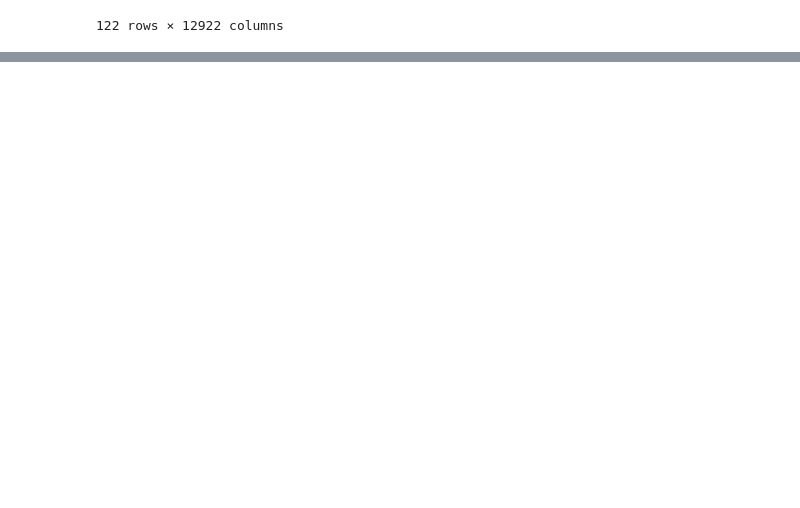
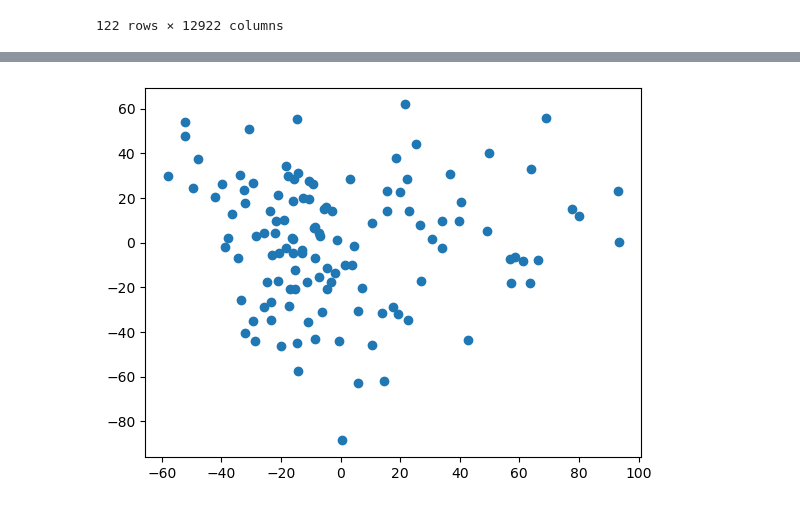
Before and after one commit to abbymuir47/bio362_finalproject, a Jupyter notebook: pca.ipynb, the cells around one changed output, grey strips where cells are left out. Drawn from its saved outputs; the diff is of its cells as text; code cells hidden in the pictures; blank space fills up the shorter version.

Commit message:
graphing pca

```diff
--- a/pca.ipynb
+++ b/pca.ipynb
@@ -64,0 +83,4 @@ Now that we've normalized the data, we can reduce it to its principal components
+# %%
+from sklearn.impute import SimpleImputer
+imputer = SimpleImputer(strategy='mean')
+prot_prepped = imputer.fit_transform(prot_scaled)
@@ -65,8 +91,8 @@ Now that we've normalized the data, we can reduce it to its principal components
 # %%
 pca = PCA(n_components=2)
 
-x_pca = pca.fit_transform(prot_scaled)
-print("Original shape: ", prot_scaled.shape)
+x_pca = pca.fit_transform(prot_prepped)
+print("Original shape: ", prot_prepped.shape)
 print("Reduced shape: ", x_pca.shape)
-print("Explained variance ratio: ", pca.explained_variance_ratio_)
+print("Explained variance ratio: ", sum(pca.explained_variance_ratio_))
 # %% [output]
@@ -74,0 +109,5 @@ PCA does not accept missing values encoded as NaN natively. For supervised learn
+# %%
+plt.plot(x_pca[:,0], x_pca[:,1], 'o')
+plt.show()
+# %% [output]
+[figure, added]
```
Also changed, not shown: parts of 10 cells of this notebook.
